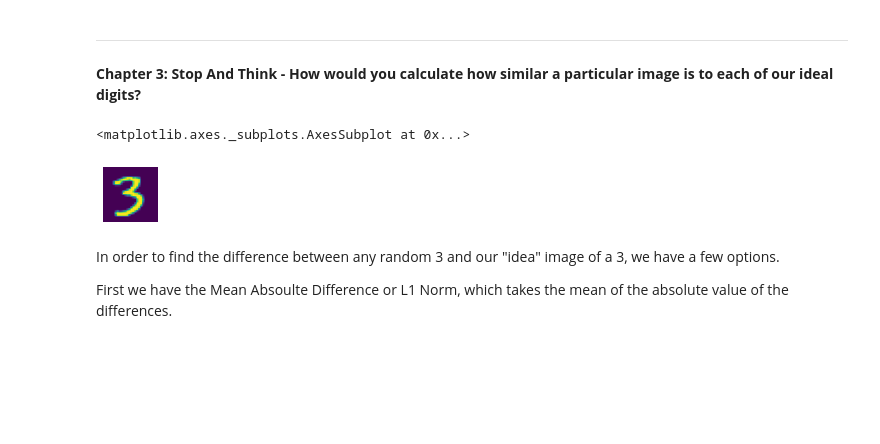
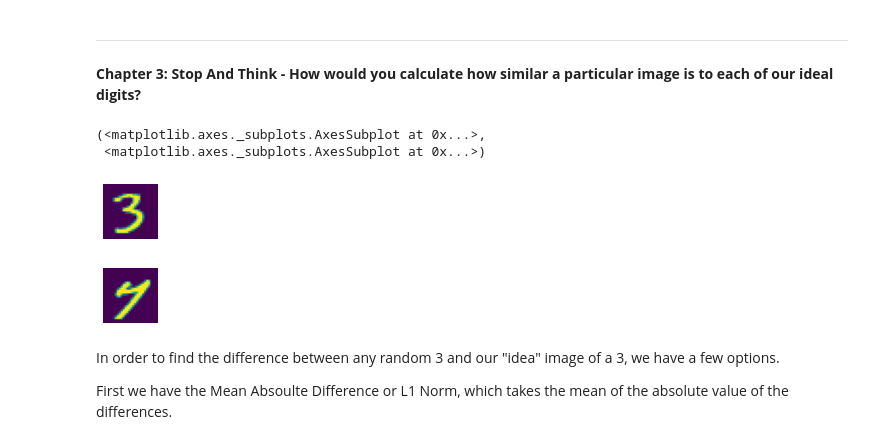
Before and after one commit to Audeon/fastai_Notebooks, a Jupyter notebook: Chapter_3_Digit_Identification.ipynb, the cells around one changed output. Drawn from its saved outputs; the diff is of its cells as text; code cells hidden in the pictures; blank space fills up the shorter version.

```diff
--- a/Chapter_3_Digit_Identification.ipynb
+++ b/Chapter_3_Digit_Identification.ipynb
@@ -185,11 +187,14 @@ In this section we start to explore how to find the difference between our idea
 **Chapter 3: Stop And Think - How would you calculate how similar a particular image is to each of our ideal digits?**
 # %%
 a_3 = stacked_threes[1]
+a_7 = stacked_sevens[1]
 # %%
-show_image(a_3)
+show_image(a_3), show_image(a_7)
 # %% [output]
-<matplotlib.axes._subplots.AxesSubplot at 0x...>
+(<matplotlib.axes._subplots.AxesSubplot at 0x...>,
+ <matplotlib.axes._subplots.AxesSubplot at 0x...>)
 [figure]
+[figure, added]
 # %% [markdown]
 In order to find the difference between any random 3 and our "idea" image of a 3, we have a few options.
 
```
Also changed, not shown: parts of 14 cells of this notebook.
